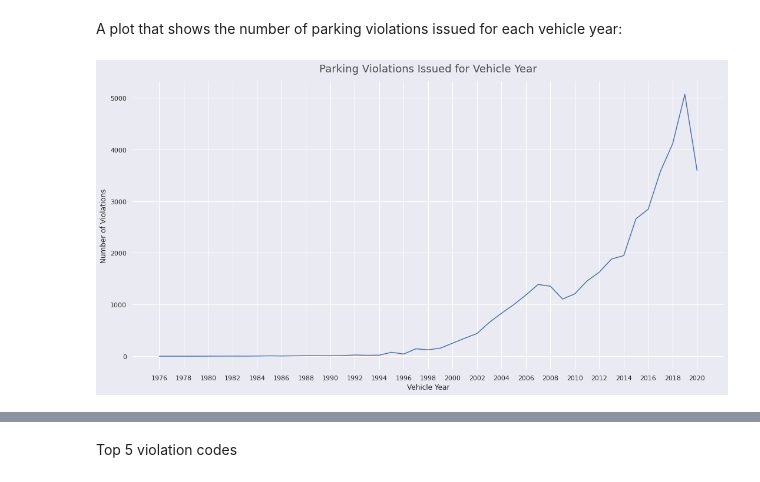
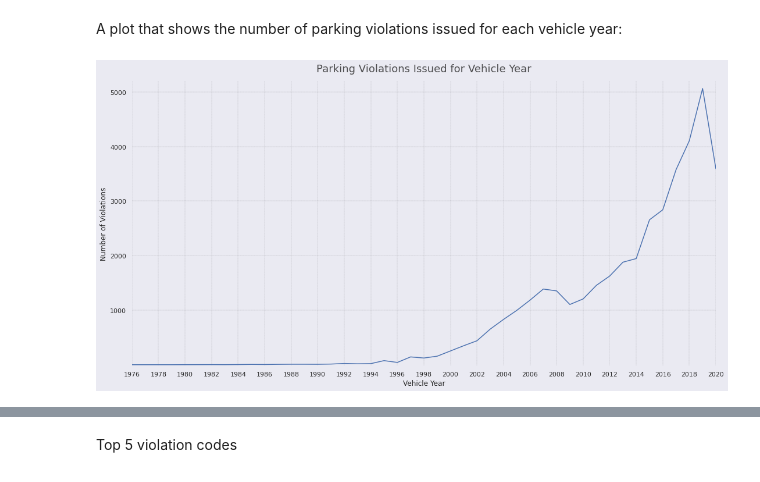
Before and after one commit to pedrohortencio/data-analysis-projects, a Jupyter notebook: NYC Parking Violations/NYC_Parking_Violations.ipynb, the cells around one changed output, grey strips where cells are left out. Cells and saved outputs as stored; diff of their text form; code cells hidden in the pictures.

Commit message:
refactor: add subtle improvements to visualizations

```diff
--- a/NYC Parking Violations/NYC_Parking_Violations.ipynb
+++ b/NYC Parking Violations/NYC_Parking_Violations.ipynb
@@ -261,21 +267,27 @@ A plot that shows the number of parking violations issued for each vehicle year:
 # %%
 fig = plt.figure(figsize=(18, 9))
 fig.patch.set_facecolor('#eaeaf2')
 plt.box(False)
 
 ax = sns.lineplot(x=violations_by_vehicle_year.index, y=violations_by_vehicle_year.values)
 
 
-#years = [1976, 1980, 1985, 1990, 1995, 2000, 2004, 2006, 2008, 2010, 2012, 2014, 2016, 2018, 2020]
-#years = [1975, 1980, 1985, 1990, 1995, 2000, 2005, 2010, 2015, 2020]
 years = [x for x in range(1976, 2021, 2)]
+ammount_violations = [1000, 2000, 3000, 4000, 5000]
 
 ax.set_xticks(years)
-ax.set(xlabel='Vehicle Year', ylabel='Number of Violations')
+ax.set_yticks(ammount_violations)
+ax.set(xlabel='Vehicle Year', ylabel='Number of Violations', xlim = (1976, 2020), ylim = (-15, 5200))
 
 plt.title('Parking Violations Issued for Vehicle Year',
           size=18, alpha=0.8, y=1.02)
 
+ax.grid(False)
+
+plt.vlines(years, *ax.get_ylim(), color='k', linestyles='--', lw=0.3, alpha=0.4)
+plt.hlines(ammount_violations, *ax.get_xlim(), color='k', linestyles='--', lw=0.3, alpha=0.4)
+
+
 plt.show();
 # %% [output]
-[figure, old version]
+[figure, new version]
```
Also changed, not shown: parts of 8 cells of this notebook.
